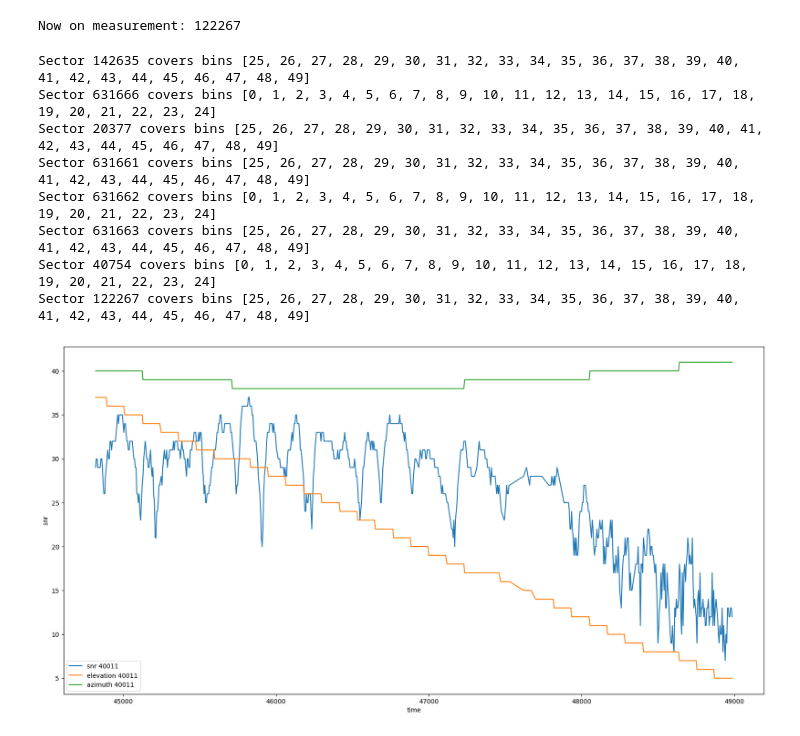
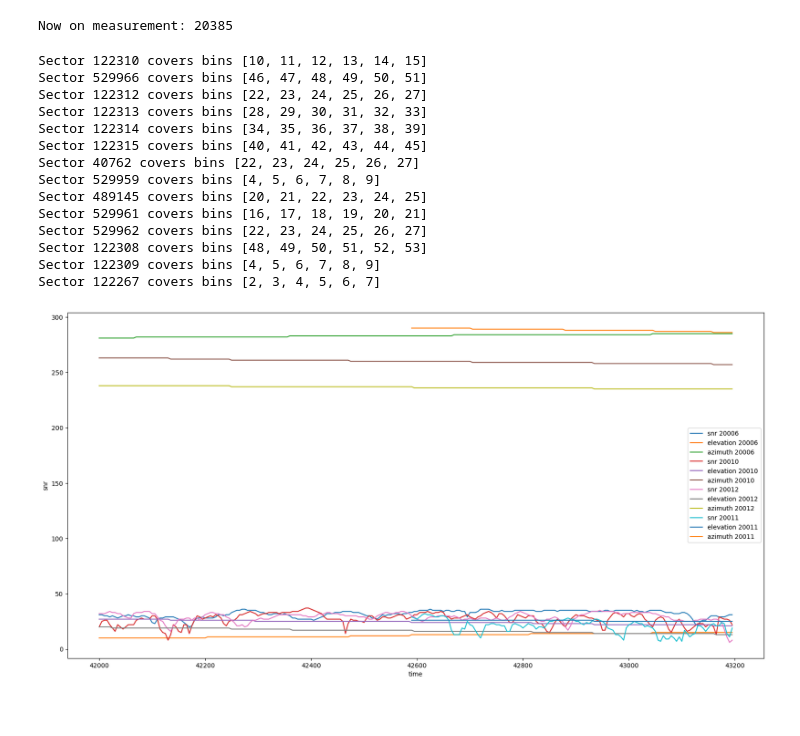
Before and after one commit to JortvD/realtime-gnssrefl, a Jupyter notebook: analysis/results/analysis_dump.ipynb, the cells around one changed output. Cells and saved outputs as stored; diff of their text form; code cells hidden in the pictures.

```diff
--- a/analysis/results/analysis_dump.ipynb
+++ b/analysis/results/analysis_dump.ipynb
@@ -9,42 +9,44 @@ from datetime import datetime, timedelta
 # %%
 # scp -r compute@10.193.27.73:~/realtime-gnssrefl/control/logs/ /home/jortvd/Documents/GitKraken/realtime-gnssrefl/analysis/results
 # %%
+FOLDER = "./logs/maa-h4.9-d3.5"
+
 # Load the data
 records = pd.read_csv(
-    './logs/data.csv',
+    f'{FOLDER}/data.csv',
     header=0,
     names=["bin_idx","time", "id", "satellite", "network", "band", "elevation", "azimuth", "snr"]
 )
 measurements = pd.read_csv(
-    './logs/measurement.csv',
+    f'{FOLDER}/measurement.csv',
     header=0,
     names=["idx", "uid", "mean", "std", "num_seen", "start_time", "end_time", "lat", "lon"]
 )
 observations = pd.read_csv(
-    './logs/observation.csv',
+    f'{FOLDER}/observation.csv',
     header=0,
     names=["meas_idx", "obs_idx", "sat_id", "start_time", "end_time", "used", "max_rh", "max_amp", "mean_amp", "num_recs"]
 )
 sectors = pd.read_csv(
-    './logs/sector.csv',
+    f'{FOLDER}/sector.csv',
     header=0,
     names=["idx", "uid", "state", "midpoint_idx", "measurement_idx", "start_bin_idx", "start_time", "lat", "lon"]
 )
 # %%
-NUM_MEASUREMENTS_PER_DAY = 6
-IDX_MEASUREMENT_ON_DAY = 5
+NUM_MEASUREMENTS_PER_DAY = 1
+IDX_MEASUREMENT_ON_DAY = 0
 
 timestamp = datetime.now().timestamp()
 epoch = datetime(1970, 1, 1)
 dt = epoch + timedelta(seconds=timestamp)
-days = (dt - epoch).days
+days = (dt - epoch).days - 4
 
 print("Now on measurement:", days * NUM_MEASUREMENTS_PER_DAY + IDX_MEASUREMENT_ON_DAY)
 # %% [output]
-Now on measurement: 122267
+Now on measurement: 20385
 # %%
 # Get bins for the measured sectors
-BINS_PER_SECTOR = 25
+BINS_PER_SECTOR = 6
 NUM_BINS = 50
 
 def sector_uid_to_bins(uid):
@@ -61,41 +63,45 @@ for _, row in measurements.iterrows():
 bins = sector_uid_to_bins(122267)
 print(f'Sector {122267} covers bins {bins}')
 # %% [output]
-Sector 142635 covers bins [25, 26, 27, 28, 29, 30, 31, 32, 33, 34, 35, 36, 37, 38, 39, 40, 41, 42, 43, 44, 45, 46, 47, 48, 49]
-Sector 631666 covers bins [0, 1, 2, 3, 4, 5, 6, 7, 8, 9, 10, 11, 12, 13, 14, 15, 16, 17, 18, 19, 20, 21, 22, 23, 24]
-Sector 20377 covers bins [25, 26, 27, 28, 29, 30, 31, 32, 33, 34, 35, 36, 37, 38, 39, 40, 41, 42, 43, 44, 45, 46, 47, 48, 49]
-Sector 631661 covers bins [25, 26, 27, 28, 29, 30, 31, 32, 33, 34, 35, 36, 37, 38, 39, 40, 41, 42, 43, 44, 45, 46, 47, 48, 49]
-Sector 631662 covers bins [0, 1, 2, 3, 4, 5, 6, 7, 8, 9, 10, 11, 12, 13, 14, 15, 16, 17, 18, 19, 20, 21, 22, 23, 24]
-Sector 631663 covers bins [25, 26, 27, 28, 29, 30, 31, 32, 33, 34, 35, 36, 37, 38, 39, 40, 41, 42, 43, 44, 45, 46, 47, 48, 49]
-Sector 40754 covers bins [0, 1, 2, 3, 4, 5, 6, 7, 8, 9, 10, 11, 12, 13, 14, 15, 16, 17, 18, 19, 20, 21, 22, 23, 24]
-Sector 122267 covers bins [25, 26, 27, 28, 29, 30, 31, 32, 33, 34, 35, 36, 37, 38, 39, 40, 41, 42, 43, 44, 45, 46, 47, 48, 49]
+Sector 122310 covers bins [10, 11, 12, 13, 14, 15]
+Sector 529966 covers bins [46, 47, 48, 49, 50, 51]
+Sector 122312 covers bins [22, 23, 24, 25, 26, 27]
+Sector 122313 covers bins [28, 29, 30, 31, 32, 33]
+Sector 122314 covers bins [34, 35, 36, 37, 38, 39]
+Sector 122315 covers bins [40, 41, 42, 43, 44, 45]
+Sector 40762 covers bins [22, 23, 24, 25, 26, 27]
+Sector 529959 covers bins [4, 5, 6, 7, 8, 9]
+Sector 489145 covers bins [20, 21, 22, 23, 24, 25]
+Sector 529961 covers bins [16, 17, 18, 19, 20, 21]
+Sector 529962 covers bins [22, 23, 24, 25, 26, 27]
+Sector 122308 covers bins [48, 49, 50, 51, 52, 53]
+Sector 122309 covers bins [4, 5, 6, 7, 8, 9]
+Sector 122267 covers bins [2, 3, 4, 5, 6, 7]
 # %%
 # Plot X over Y for specific bins
 X_AXIS = 'time'
 Y_AXIS = 'snr'
-BINS = [0, 1, 2, 3, 4, 5, 6, 7, 8, 9, 10, 11, 12, 13, 14, 15, 16, 17, 18, 19, 20, 21, 22, 23, 24]
+BINS = [16]
 N_MAX = 1  # 0 for all
 
 plt.figure(figsize=(20, 10))
 records_in_time = records[records['bin_idx'].isin(BINS)]
 for i, id_val in enumerate(records_in_time['id'].unique()):
     if id_val == 0:
         continue
     # if N_MAX != 0 and i >= N_MAX:
     #     break
-    if id_val != 40011:
-        continue
     id_data = records_in_time[records_in_time['id'] == id_val]
     plt.plot(id_data[X_AXIS], id_data[Y_AXIS], label=f'snr {id_val}')
     plt.plot(id_data[X_AXIS], id_data['elevation'], label=f'elevation {id_val}')
     plt.plot(id_data[X_AXIS], id_data['azimuth'], label=f'azimuth {id_val}')
 
 plt.xlabel(X_AXIS)
 plt.ylabel(Y_AXIS)
 plt.legend()
 plt.show()
 # %% [output]
-[figure, old version]
+[figure, new version]
 # %%
 def lombscargle_uniform(x, y, f0, df, m):
     """
```
Also changed, not shown: parts of 2 cells of this notebook, 20 other files.
